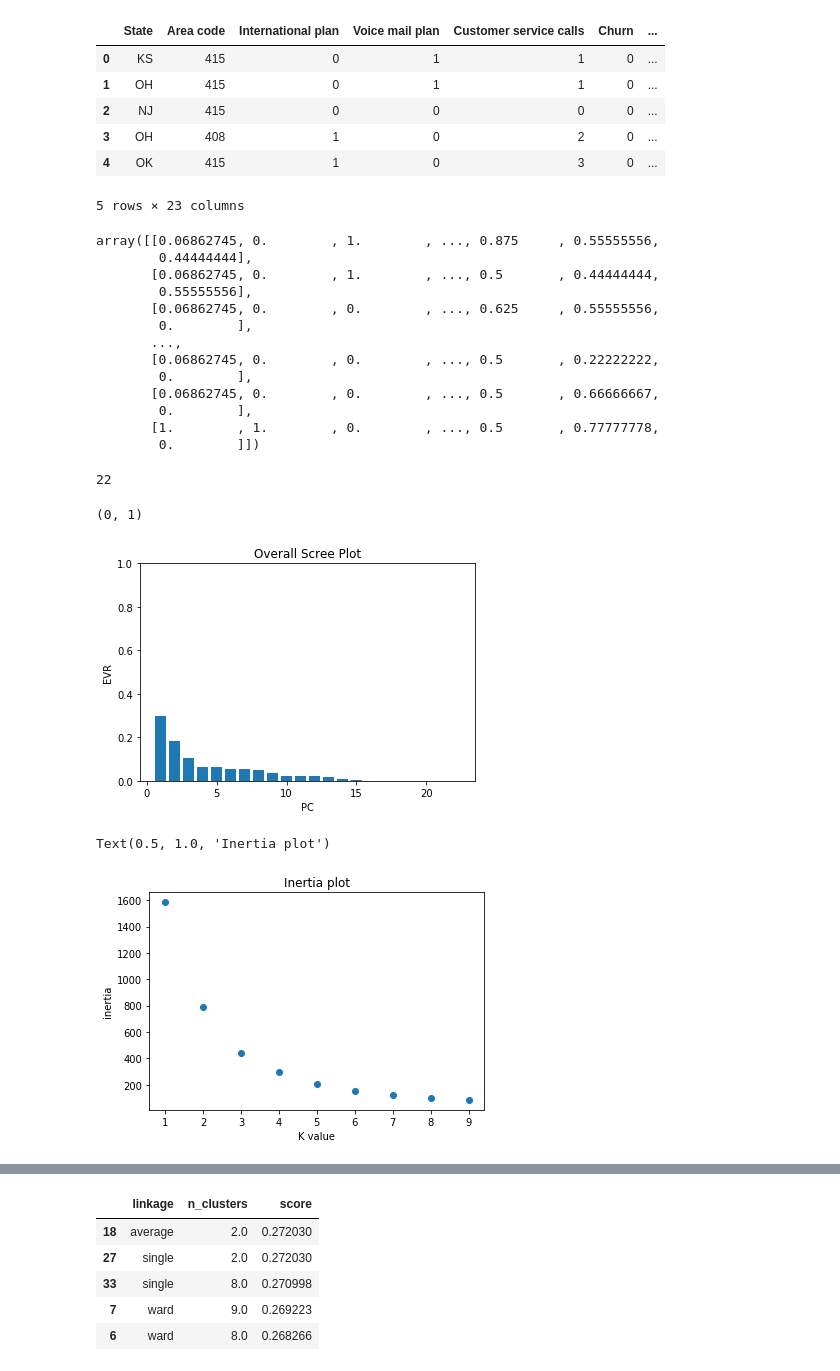
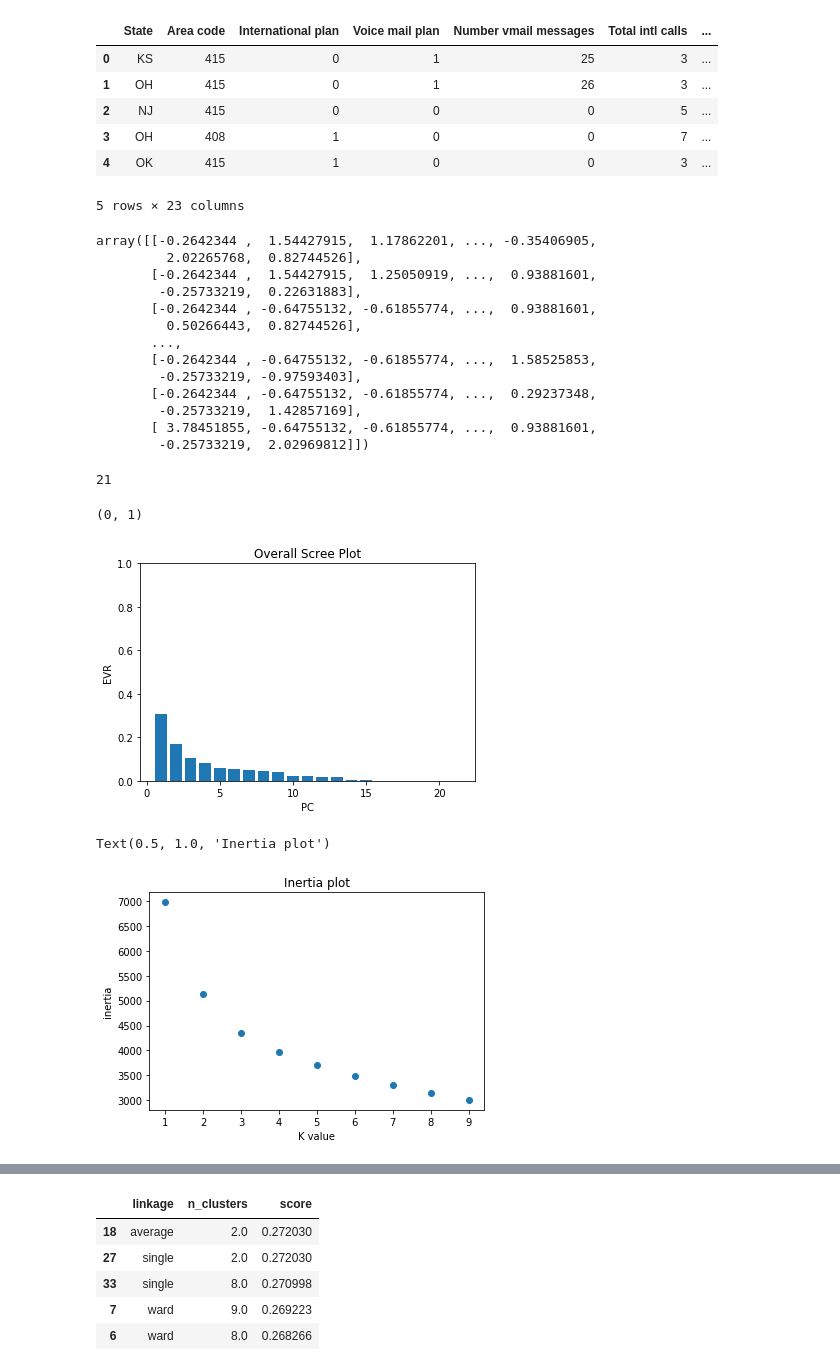
Before and after one commit to kangand/1000ml, a Jupyter notebook: Dataset Testing.ipynb, the cells around one changed output, grey strips where cells are left out. Drawn from its saved outputs; the diff is of its cells as text; code cells hidden in the pictures.

```diff
--- a/Dataset Testing.ipynb
+++ b/Dataset Testing.ipynb
@@ -16,41 +16,33 @@ from scipy.cluster.hierarchy import dendrogram, linkage
 # %%
 
 #no bins
-teledf = pd.read_csv('teledf.csv').drop(columns=['Unnamed: 0'])
+teledf = pd.read_csv('teledf.csv')
 
 #binned and continuous
-teledf_all=pd.read_csv('teledf_all.csv').drop(columns=['Unnamed: 0'])
+teledf_all=pd.read_csv('teledf_all.csv')
 
-#binned by 5
-teledf_bins=pd.read_csv('teledf_bins.csv').drop(columns=['Unnamed: 0'])
-teledf_churn=pd.read_csv('teledf_churn.csv').drop(columns=['Unnamed: 0'])
-teledf_nochurn=pd.read_csv('teledf_nochurn.csv').drop(columns=['Unnamed: 0'])
-
-#binned by 10
-teledf_bins10=pd.read_csv('teledf_bins10.csv').drop(columns=['Unnamed: 0']) # best
-teledf_churn_bins=pd.read_csv('teledf_churn_bins.csv').drop(columns=['Unnamed: 0']) #best
-teledf_nochurn_bins =pd.read_csv('teledf_nochurn_bins.csv').drop(columns=['Unnamed: 0']) #best
+#binned
+teledf_bins=pd.read_csv('teledf_bins.csv')
+teledf_churn=pd.read_csv('teledf_churn.csv')
+teledf_nochurn=pd.read_csv('teledf_nochurn.csv')
 # %%
-teledf_nochurn_bins.head()
+teledf_bins.head()
 # %% [output]
-|  | State | Area code | International plan | Voice mail plan | Customer service calls | Churn | ... |
-| 0 | KS | 415 | 0 | 1 | 1 | 0 | ... |
-| 1 | OH | 415 | 0 | 1 | 1 | 0 | ... |
-| 2 | NJ | 415 | 0 | 0 | 0 | 0 | ... |
-| 3 | OH | 408 | 1 | 0 | 2 | 0 | ... |
-| 4 | OK | 415 | 1 | 0 | 3 | 0 | ... |
+|  | State | Area code | International plan | Voice mail plan | Number vmail messages | Total intl calls | ... |
+| 0 | KS | 415 | 0 | 1 | 25 | 3 | ... |
+| 1 | OH | 415 | 0 | 1 | 26 | 3 | ... |
+| 2 | NJ | 415 | 0 | 0 | 0 | 5 | ... |
+| 3 | OH | 408 | 1 | 0 | 0 | 7 | ... |
+| 4 | OK | 415 | 1 | 0 | 0 | 3 | ... |
 5 rows × 23 columns
 # %%
 #sub in different datasets as wanted
 
 
-#X = teledf_all.drop(columns = ['State'])
-#X = teledf_bins10.drop(columns = ['State'])
-#X = teledf_bins.drop(columns = ['State'])
-#X = teledf_churn.drop(columns = ['State'])
-#X = teledf_nochurn.drop(columns = ['State'])
-#X = teledf_churn_bins.drop(columns = ['State'])
-X = teledf_nochurn_bins.drop(columns = ['State'])
+#X = teledf_all.drop(columns = ['State', 'Area code'])
+X = teledf_bins.drop(columns = ['State', 'Area code'])
+#X = teledf_churn.drop(columns = ['State', 'Area code'])
+#X = teledf_nochurn.drop(columns = ['State','Area code'])
 
 #in data prep, minmaxscaler yielded much better results than standardscaler
 scaler = MinMaxScaler()
@@ -61,35 +53,35 @@ X_scaled_pca_test = pca_test.fit_transform(X_scaled)
 # %%
 X_scaled
 # %% [output]
-array([[0.06862745, 0.        , 1.        , ..., 0.875     , 0.55555556,
-        0.44444444],
-       [0.06862745, 0.        , 1.        , ..., 0.5       , 0.44444444,
-        0.55555556],
-       [0.06862745, 0.        , 0.        , ..., 0.625     , 0.55555556,
-        0.        ],
+array([[-0.2642344 ,  1.54427915,  1.17862201, ..., -0.35406905,
+         2.02265768,  0.82744526],
+       [-0.2642344 ,  1.54427915,  1.25050919, ...,  0.93881601,
+        -0.25733219,  0.22631883],
+       [-0.2642344 , -0.64755132, -0.61855774, ...,  0.93881601,
+         0.50266443,  0.82744526],
        ...,
-       [0.06862745, 0.        , 0.        , ..., 0.5       , 0.22222222,
-        0.        ],
-       [0.06862745, 0.        , 0.        , ..., 0.5       , 0.66666667,
-        0.        ],
-       [1.        , 1.        , 0.        , ..., 0.5       , 0.77777778,
-        0.        ]])
+       [-0.2642344 , -0.64755132, -0.61855774, ...,  1.58525853,
+        -0.25733219, -0.97593403],
+       [-0.2642344 , -0.64755132, -0.61855774, ...,  0.29237348,
+        -0.25733219,  1.42857169],
+       [ 3.78451855, -0.64755132, -0.61855774, ...,  0.93881601,
+        -0.25733219,  2.02969812]])
 # %%
 #pca components testing
 
 pca_test.n_components_
 # %% [output]
-22
+21
 # %%
 #scree plot
-plt.bar(range(1,23),pca_test.explained_variance_ratio_)
+plt.bar(range(1,22),pca_test.explained_variance_ratio_)
 plt.title('Overall Scree Plot')
 plt.xlabel('PC')
 plt.ylabel('EVR')
 plt.ylim(0,1)
 # %% [output]
 (0, 1)
-[figure, old version]
+[figure, new version]
 # %%
 #implementing pca
 
@@ -117,7 +109,7 @@ plt.ylabel('inertia')
 plt.title('Inertia plot')
 # %% [output]
 Text(0.5, 1.0, 'Inertia plot')
-[figure, old version]
+[figure, new version]
 # %%
 plt.scatter(range(1,10),sil_list)
 plt.xlabel('K value')
```
Also changed, not shown: parts of 4 cells of this notebook, 2 other files.
